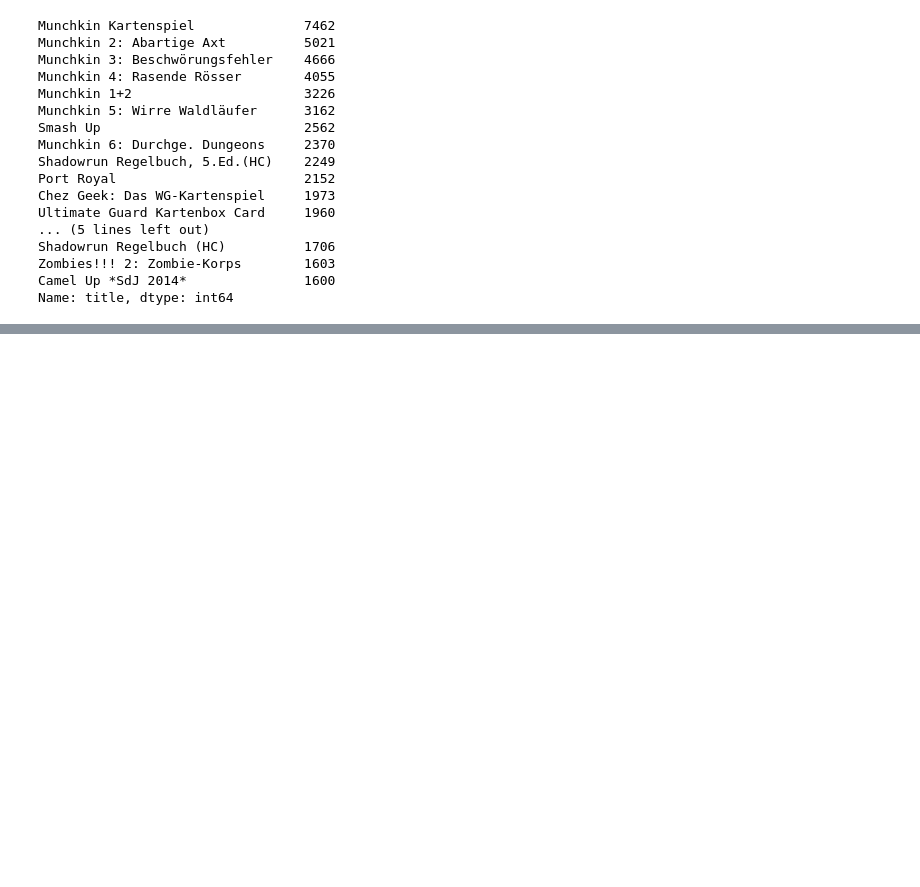
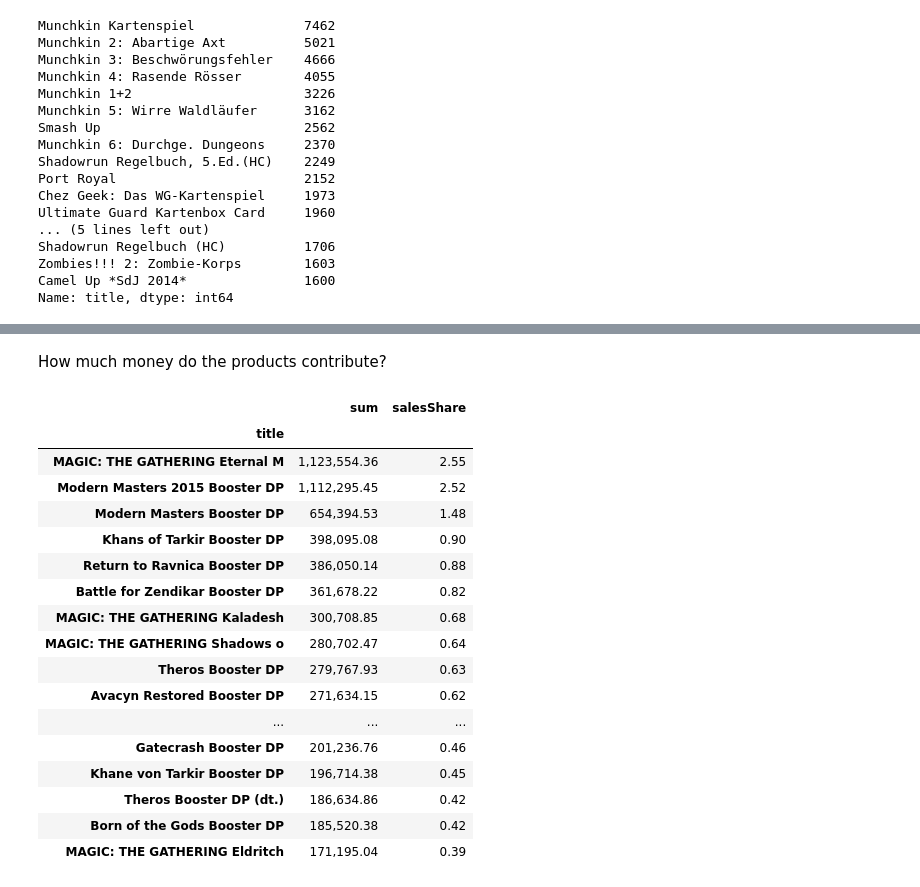
Before and after one commit to shachar-r/Profit-RS, a Jupyter notebook: Jörn - Pegasus summary statistics.ipynb, the cells around one changed output, grey strips where cells are left out. Saved outputs shown, nothing was run; the diff lists cells and outputs as text; code cells hidden in the pictures; blank space fills up the shorter version.

```diff
--- a/Jörn - Pegasus summary statistics.ipynb
+++ b/Jörn - Pegasus summary statistics.ipynb
@@ -268,0 +267,26 @@ lorenzCurve(temp)
+# %% [markdown]
+How much money do the products contribute?
+# %%
+totalSales = data['orderValue'].sum() # total money in dataset
+salesByProduct = data.groupby('title')['orderValue'].agg(['sum']) # sum sales of each product
+salesByProduct['salesShare'] = salesByProduct['sum'] / totalSales *100. # compute ratio
+salesByProduct.sort_values(by='sum', ascending = False)[:20] # show the top 20
+# %% [output]
+|  | sum | salesShare |
+| title |  |  |
+| MAGIC: THE GATHERING Eternal M | 1,123,554.36 | 2.55 |
+| Modern Masters 2015 Booster DP | 1,112,295.45 | 2.52 |
+| Modern Masters Booster DP | 654,394.53 | 1.48 |
+| Khans of Tarkir Booster DP | 398,095.08 | 0.90 |
+| Return to Ravnica Booster DP | 386,050.14 | 0.88 |
+| Battle for Zendikar Booster DP | 361,678.22 | 0.82 |
+| MAGIC: THE GATHERING Kaladesh | 300,708.85 | 0.68 |
+| MAGIC: THE GATHERING Shadows o | 280,702.47 | 0.64 |
+| Theros Booster DP | 279,767.93 | 0.63 |
+| Avacyn Restored Booster DP | 271,634.15 | 0.62 |
+| ... | ... | ... |
+| Gatecrash Booster DP | 201,236.76 | 0.46 |
+| Khane von Tarkir Booster DP | 196,714.38 | 0.45 |
+| Theros Booster DP (dt.) | 186,634.86 | 0.42 |
+| Born of the Gods Booster DP | 185,520.38 | 0.42 |
+| MAGIC: THE GATHERING Eldritch | 171,195.04 | 0.39 |
```
Also changed, not shown: parts of 3 cells of this notebook.
